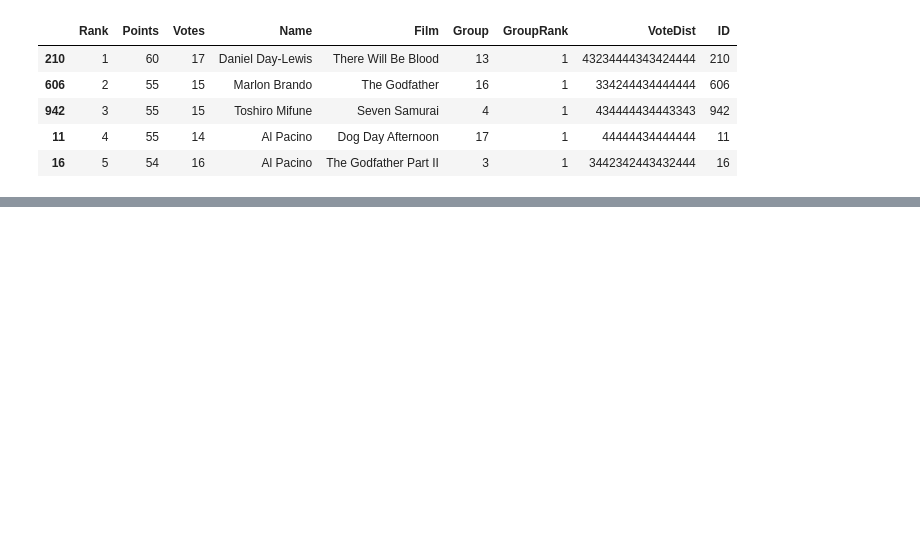
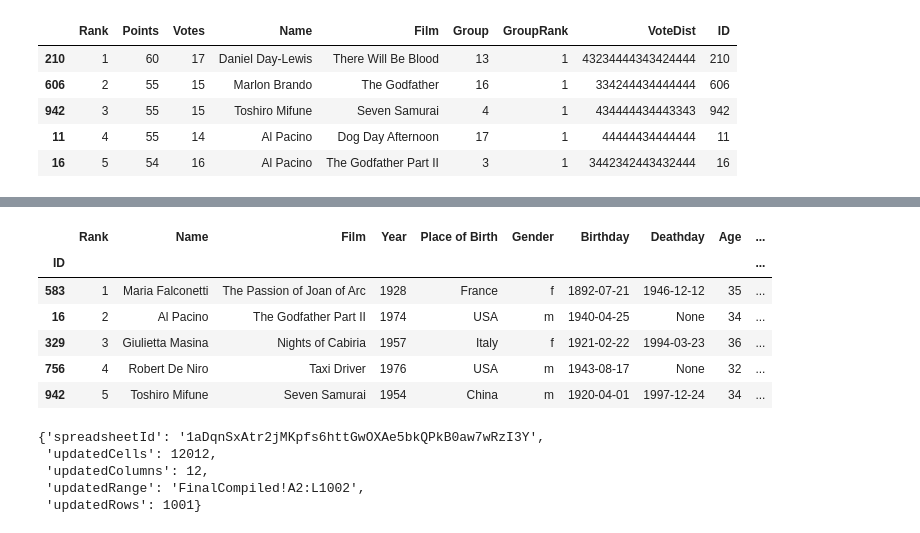
Before and after one commit to YasashiiDia/RYM-EII, a Jupyter notebook: EII_Acting_Prep.ipynb, the cells around one changed output, grey strips where cells are left out. Cells and saved outputs as stored; diff of their text form; code cells hidden in the pictures; blank space fills up the shorter version.

```diff
--- a/EII_Acting_Prep.ipynb
+++ b/EII_Acting_Prep.ipynb
@@ -198,0 +376,78 @@ round1compiledsheet.update_cells(cell_list)
+# %%
+finaldf['Year'] = None
+finaldf['Place of Birth'] = None
+finaldf['Gender'] = None
+finaldf['Birthday'] = None
+finaldf['Deathday'] = None
+finaldf['Age'] = None
+finaldf['Release Date'] = None
+finaldf['Genres'] = None
+finaldf['R1'] = None
+
+if 'ID' in finaldf.columns:
+  finaldf.set_index(finaldf['ID'],inplace=True)
+  finaldf.drop(['ID'],inplace=True,axis=1)
+
+for i, id in enumerate(finaldf.index):
+
+  try:
+    finaldf.loc[id,'Year'] = ndf[ndf['ID'] == id]['Year'].iloc[0]
+    finaldf.loc[id,'Place of Birth'] = ndf[ndf['ID'] == id]['Place of Birth'].iloc[0]
+    finaldf.loc[id,'Gender'] = ndf[ndf['ID'] == id]['Gender'].iloc[0]
+    finaldf.loc[id,'Birthday'] = ndf[ndf['ID'] == id]['Birthday'].iloc[0]
+    finaldf.loc[id,'Deathday'] = ndf[ndf['ID'] == id]['Deathday'].iloc[0]
+    finaldf.loc[id,'Age'] = ndf[ndf['ID'] == id]['Age'].iloc[0]
+    finaldf.loc[id,'Release Date'] = ndf[ndf['ID'] == id]['Release Date'].iloc[0]
+    finaldf.loc[id,'Genres'] = ndf[ndf['ID'] == id]['Genres'].iloc[0]
+    finaldf.loc[id,'R1'] = df[df['ID'] == id]['Rank'].iloc[0]
+  except IndexError:
+    print('IndexError:', i, id, finaldf.loc[id,'Name'], finaldf.loc[id,'Film'])
+    continue
+  except ValueError:
+    print('ValueError:', i, id, finaldf.loc[id,'Name'], finaldf.loc[id,'Film'])
+    continue
+# %%
+finaldf['Gender'] = finaldf['Gender'].mask(finaldf['Gender'] == '2', 'm')
+finaldf['Gender'] = finaldf['Gender'].mask(finaldf['Gender'] == '1', 'f')
+finaldf['Gender'] = finaldf['Gender'].mask(finaldf['Gender'] == '0', '')
+finaldf['Gender'] = finaldf['Gender'].astype('category')
+
+finaldf['Diff'] = finaldf['R1'].astype(int) - finaldf['Rank'].astype(int)
+finaldf = finaldf.astype('object')
+finaldf.head()
+# %% [output]
+|  | Rank | Name | Film | Year | Place of Birth | Gender | Birthday | Deathday | Age | ... |
+| ID |  |  |  |  |  |  |  |  |  | ... |
+| 583 | 1 | Maria Falconetti | The Passion of Joan of Arc | 1928 | France | f | 1892-07-21 | 1946-12-12 | 35 | ... |
+| 16 | 2 | Al Pacino | The Godfather Part II | 1974 | USA | m | 1940-04-25 | None | 34 | ... |
+| 329 | 3 | Giulietta Masina | Nights of Cabiria | 1957 | Italy | f | 1921-02-22 | 1994-03-23 | 36 | ... |
+| 756 | 4 | Robert De Niro | Taxi Driver | 1976 | USA | m | 1943-08-17 | None | 32 | ... |
+| 942 | 5 | Toshiro Mifune | Seven Samurai | 1954 | China | m | 1920-04-01 | 1997-12-24 | 34 | ... |
+# %%
+finalcols = ['Rank', 'Diff', 'Name', 'Film', 'Year', 'Place of Birth', 'Gender', 'Birthday', 'Deathday', 'Age', 'Release Date', 'Genres']
+finaldf = finaldf[finalcols]
+
+finalcompiledsheet = gc.open('RYM 1001 Performances').worksheet('FinalCompiled')
+
+def getListIndex(nrow, ncol,row_pos, col_pos):
+    list_pos = row_pos*ncol + col_pos
+    return(list_pos)
+
+count_row = finaldf.shape[0]
+count_col = finaldf.shape[1]
+
+# note this outputs data from the 2nd row
+cell_list = finalcompiledsheet.range(2,1,count_row+1,count_col)
+
+for row in range(0,count_row):
+    for col in range(0,count_col):
+        list_index = getListIndex(count_row, count_col, row, col)
+        cell_list[list_index].value = finaldf.iloc[row,col]
+
+finalcompiledsheet.update_cells(cell_list)
+# %% [output]
+{'spreadsheetId': '1aDqnSxAtr2jMKpfs6httGwOXAe5bkQPkB0aw7wRzI3Y',
+ 'updatedCells': 12012,
+ 'updatedColumns': 12,
+ 'updatedRange': 'FinalCompiled!A2:L1002',
+ 'updatedRows': 1001}
```
Also changed, not shown: parts of 14 cells of this notebook, 1 other file.
